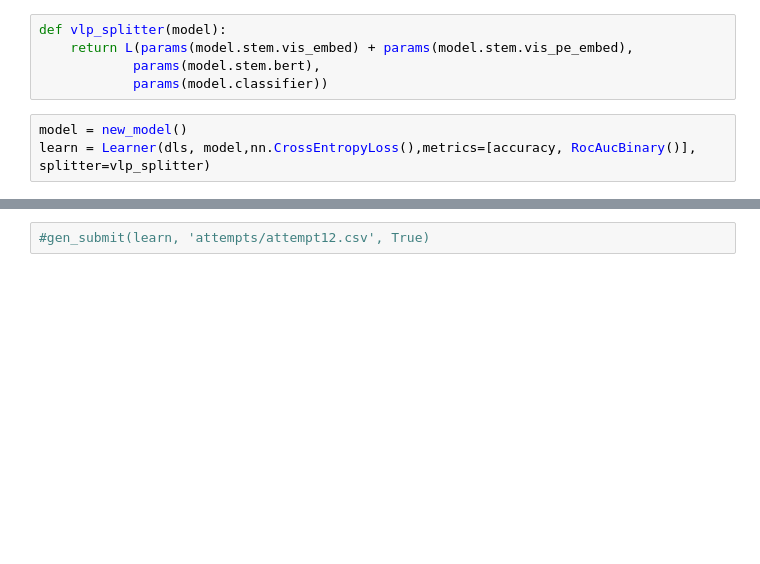
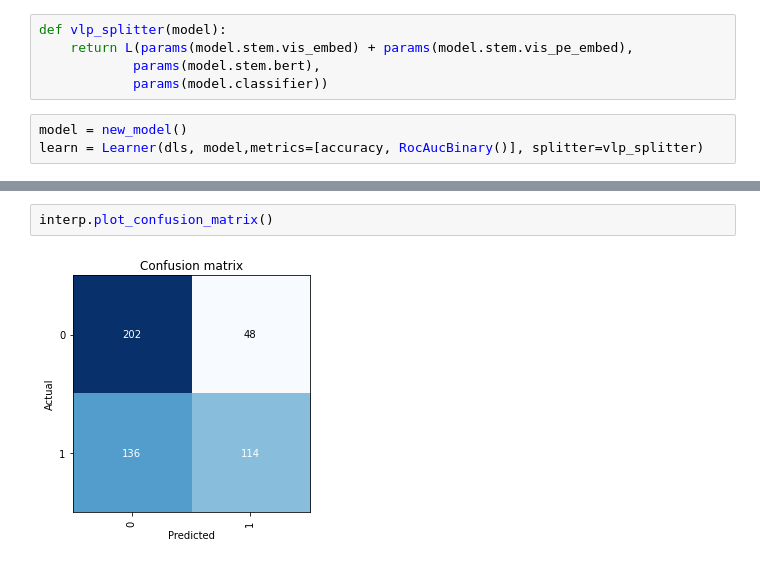
Before and after one commit to slawekslex/dl_experiments, a Jupyter notebook: Hateful/VLP.ipynb, the cells around one changed output, grey strips where cells are left out. Drawn from its saved outputs; the diff is of its cells as text; blank space fills up the shorter version.

```diff
--- a/Hateful/VLP.ipynb
+++ b/Hateful/VLP.ipynb
@@ -386,5 +412,5 @@ def vlp_splitter(model):
             params(model.classifier))
 # %%
 model = new_model()
-learn = Learner(dls, model,nn.CrossEntropyLoss(),metrics=[accuracy, RocAucBinary()], splitter=vlp_splitter)
+learn = Learner(dls, model,metrics=[accuracy, RocAucBinary()], splitter=vlp_splitter)
 # %%
@@ -416,2 +446,4 @@ TypeError: object of type 'VLPBatch' has no len()
-# %%
-#gen_submit(learn, 'attempts/attempt12.csv', True)
+# %%
+interp.plot_confusion_matrix()
+# %% [output]
+[figure, added]
```
Also changed, not shown: parts of 17 cells of this notebook, 2 other files.
